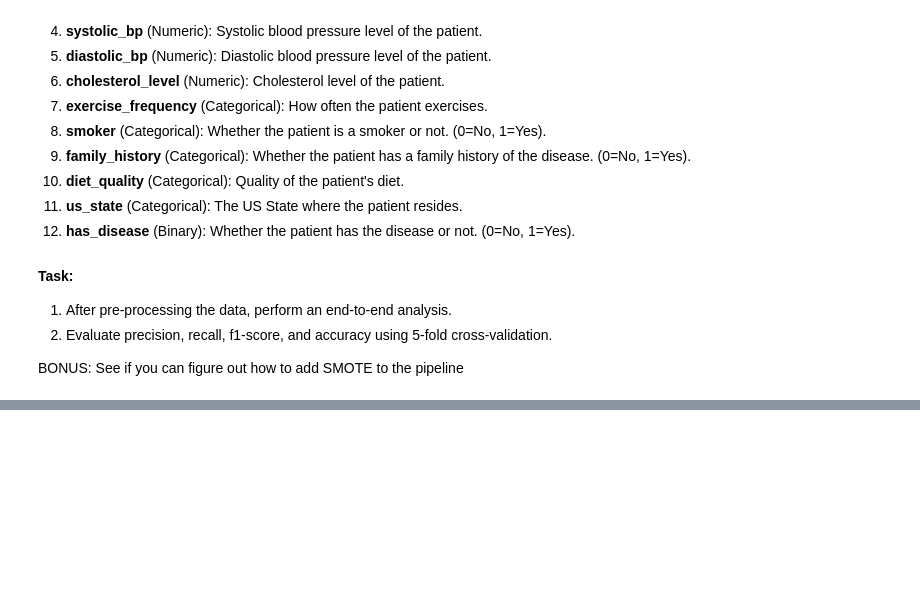
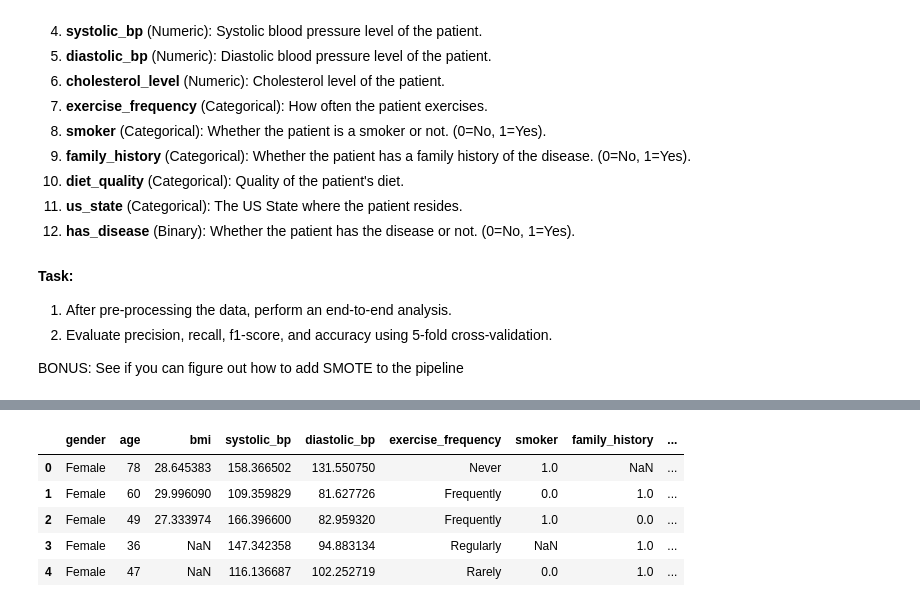
Before and after one commit to RFNolan-SU/master-lectures, a Jupyter notebook: 3-week3/lab-exercises.ipynb, the cells around one changed output, grey strips where cells are left out. Saved outputs shown, nothing was run; the diff lists cells and outputs as text; code cells hidden in the pictures; blank space fills up the shorter version.

```diff
--- a/3-week3/lab-exercises.ipynb
+++ b/3-week3/lab-exercises.ipynb
@@ -287,0 +344,6 @@ BONUS: See if you can figure out how to add SMOTE to the pipeline
+# %%
+data = data.drop("Unnamed: 0",axis=1)
+
+# We don't have any nulls to worry about in the target, so we'll just pull out target / features at this point
+data_features = data.drop("has_disease",axis=1)
+data_target = data["has_disease"]
@@ -287,0 +364,10 @@ BONUS: See if you can figure out how to add SMOTE to the pipeline
+# %%
+# Looking at this, it looks like exercise frequency and diet quality should be ordinal, and the others one hot (gender can be encoded with and ordinal encoder though).
+data_features.head()
+# %% [output]
+|  | gender | age | bmi | systolic_bp | diastolic_bp | exercise_frequency | smoker | family_history | ... |
+| 0 | Female | 78 | 28.645383 | 158.366502 | 131.550750 | Never | 1.0 | NaN | ... |
+| 1 | Female | 60 | 29.996090 | 109.359829 | 81.627726 | Frequently | 0.0 | 1.0 | ... |
+| 2 | Female | 49 | 27.333974 | 166.396600 | 82.959320 | Frequently | 1.0 | 0.0 | ... |
+| 3 | Female | 36 | NaN | 147.342358 | 94.883134 | Regularly | NaN | 1.0 | ... |
+| 4 | Female | 47 | NaN | 116.136687 | 102.252719 | Rarely | 0.0 | 1.0 | ... |
```
Also changed, not shown: parts of 8 cells of this notebook.
